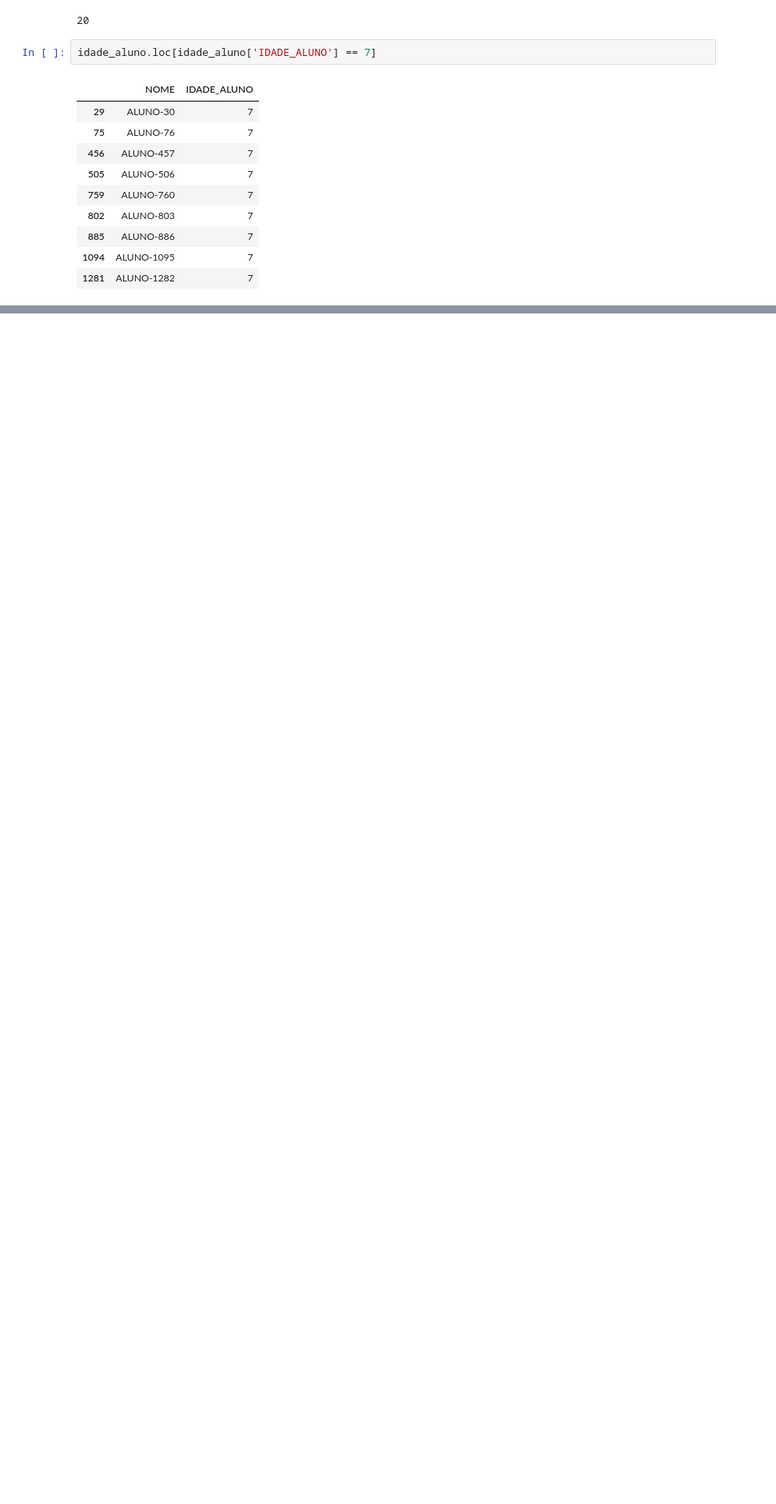
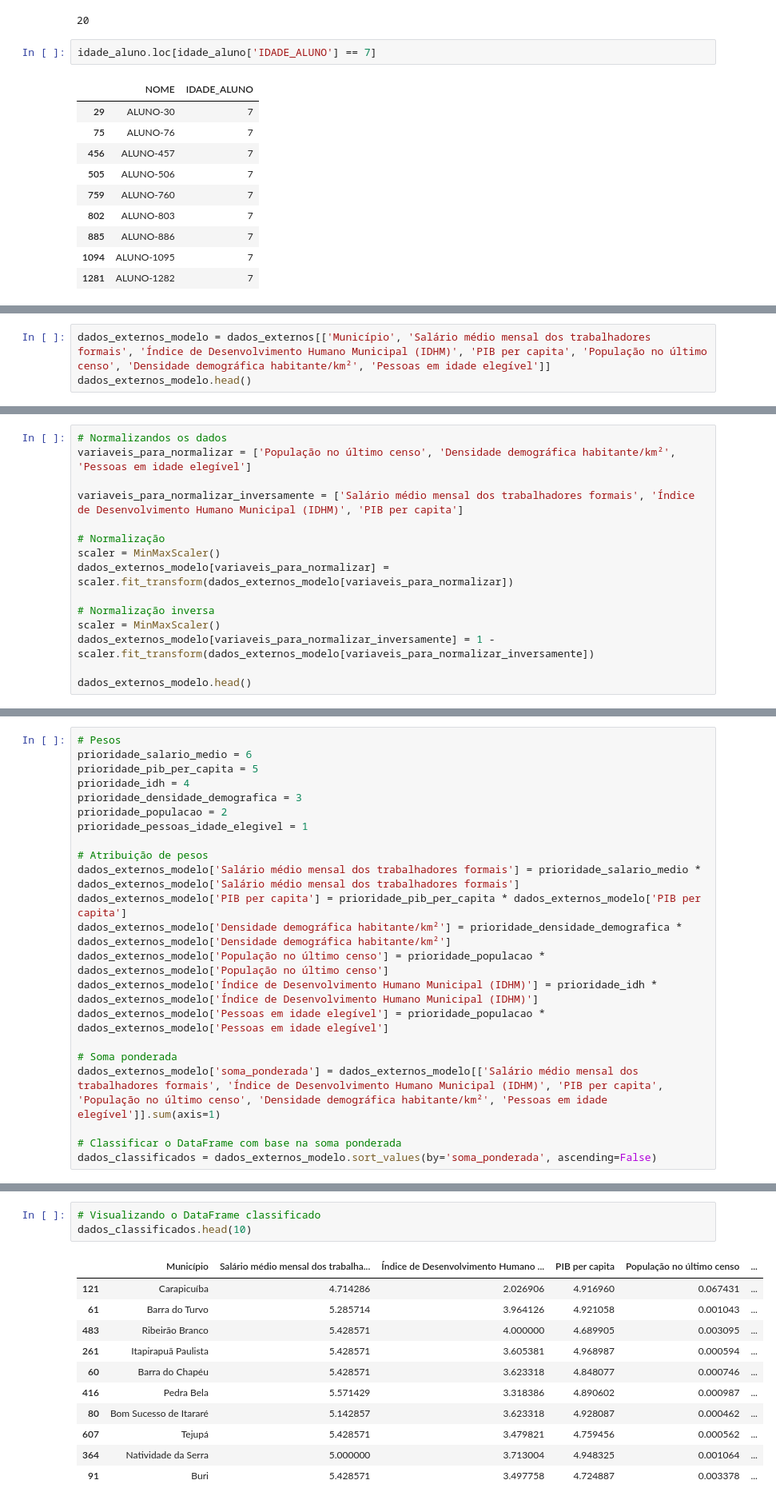
Before and after one commit to kfpetruz/Projeto-Expansao-ONG-Passos-Magicos, a Jupyter notebook: model_expansao.ipynb, the cells around one changed output, grey strips where cells are left out. Shown at 80% size. Cells and saved outputs as stored; diff of their text form; blank space fills up the shorter version.

Commit message:
modelo matemático

```diff
--- a/model_expansao.ipynb
+++ b/model_expansao.ipynb
@@ -158,0 +192,3 @@ dados_externos.describe()
+# %%
+dados_externos_modelo = dados_externos[['Município', 'Salário médio mensal dos trabalhadores formais', 'Índice de Desenvolvimento Humano Municipal (IDHM)', 'PIB per capita', 'População no último censo', 'Densidade demográfica habitante/km²', 'Pessoas em idade elegível']]
+dados_externos_modelo.head()
@@ -158,0 +202,15 @@ dados_externos.describe()
+# %%
+# Normalizandos os dados
+variaveis_para_normalizar = ['População no último censo', 'Densidade demográfica habitante/km²', 'Pessoas em idade elegível']
+
+variaveis_para_normalizar_inversamente = ['Salário médio mensal dos trabalhadores formais', 'Índice de Desenvolvimento Humano Municipal (IDHM)', 'PIB per capita']
+
+# Normalização
+scaler = MinMaxScaler()
+dados_externos_modelo[variaveis_para_normalizar] = scaler.fit_transform(dados_externos_modelo[variaveis_para_normalizar])
+
+# Normalização inversa
+scaler = MinMaxScaler()
+dados_externos_modelo[variaveis_para_normalizar_inversamente] = 1 - scaler.fit_transform(dados_externos_modelo[variaveis_para_normalizar_inversamente])
+
+dados_externos_modelo.head()
@@ -158,0 +234,22 @@ dados_externos.describe()
+# %%
+# Pesos
+prioridade_salario_medio = 6
+prioridade_pib_per_capita = 5
+prioridade_idh = 4
+prioridade_densidade_demografica = 3
+prioridade_populacao = 2
+prioridade_pessoas_idade_elegivel = 1
+
+# Atribuição de pesos
+dados_externos_modelo['Salário médio mensal dos trabalhadores formais'] = prioridade_salario_medio * dados_externos_modelo['Salário médio mensal dos trabalhadores formais']
+dados_externos_modelo['PIB per capita'] = prioridade_pib_per_capita * dados_externos_modelo['PIB per capita']
+dados_externos_modelo['Densidade demográfica habitante/km²'] = prioridade_densidade_demografica * dados_externos_modelo['Densidade demográfica habitante/km²']
+dados_externos_modelo['População no último censo'] = prioridade_populacao * dados_externos_modelo['População no último censo']
+dados_externos_modelo['Índice de Desenvolvimento Humano Municipal (IDHM)'] = prioridade_idh * dados_externos_modelo['Índice de Desenvolvimento Humano Municipal (IDHM)']
+dados_externos_modelo['Pessoas em idade elegível'] = prioridade_populacao * dados_externos_modelo['Pessoas em idade elegível']
+
+# Soma ponderada
+dados_externos_modelo['soma_ponderada'] = dados_externos_modelo[['Salário médio mensal dos trabalhadores formais', 'Índice de Desenvolvimento Humano Municipal (IDHM)', 'PIB per capita', 'População no último censo', 'Densidade demográfica habitante/km²', 'Pessoas em idade elegível']].sum(axis=1)
+
+# Classificar o DataFrame com base na soma ponderada
+dados_classificados = dados_externos_modelo.sort_values(by='soma_ponderada', ascending=False)
@@ -158,0 +274,15 @@ dados_externos.describe()
+# %%
+# Visualizando o DataFrame classificado
+dados_classificados.head(10)
+# %% [output]
+|  | Município | Salário médio mensal dos trabalha... | Índice de Desenvolvimento Humano ... | PIB per capita | População no último censo | ... |
+| 121 | Carapicuíba | 4.714286 | 2.026906 | 4.916960 | 0.067431 | ... |
+| 61 | Barra do Turvo | 5.285714 | 3.964126 | 4.921058 | 0.001043 | ... |
+| 483 | Ribeirão Branco | 5.428571 | 4.000000 | 4.689905 | 0.003095 | ... |
+| 261 | Itapirapuã Paulista | 5.428571 | 3.605381 | 4.968987 | 0.000594 | ... |
+| 60 | Barra do Chapéu | 5.428571 | 3.623318 | 4.848077 | 0.000746 | ... |
+| 416 | Pedra Bela | 5.571429 | 3.318386 | 4.890602 | 0.000987 | ... |
+| 80 | Bom Sucesso de Itararé | 5.142857 | 3.623318 | 4.928087 | 0.000462 | ... |
+| 607 | Tejupá | 5.428571 | 3.479821 | 4.759456 | 0.000562 | ... |
+| 364 | Natividade da Serra | 5.000000 | 3.713004 | 4.948325 | 0.001064 | ... |
+| 91 | Buri | 5.428571 | 3.497758 | 4.724887 | 0.003378 | ... |
```
Also changed, not shown: parts of 18 cells of this notebook, 2 other files.
